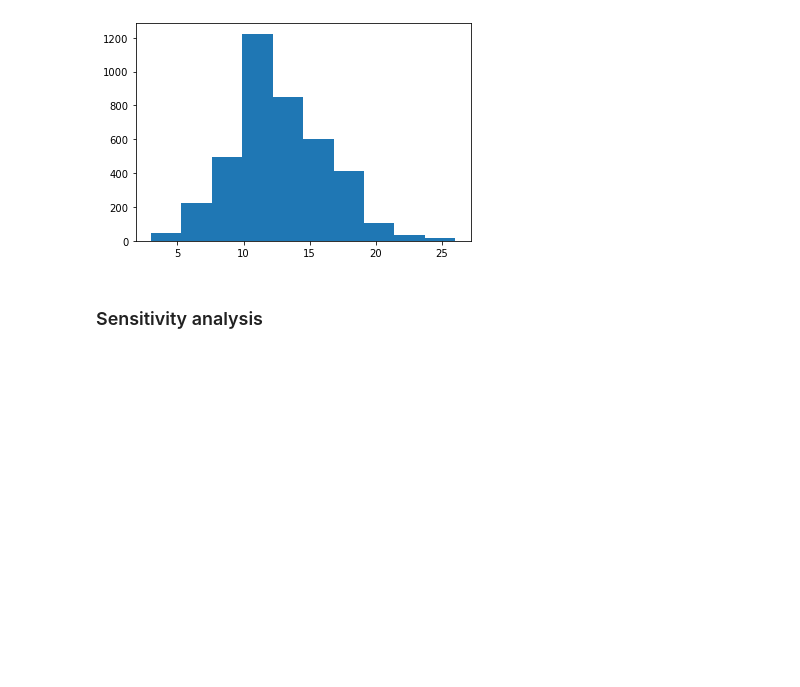
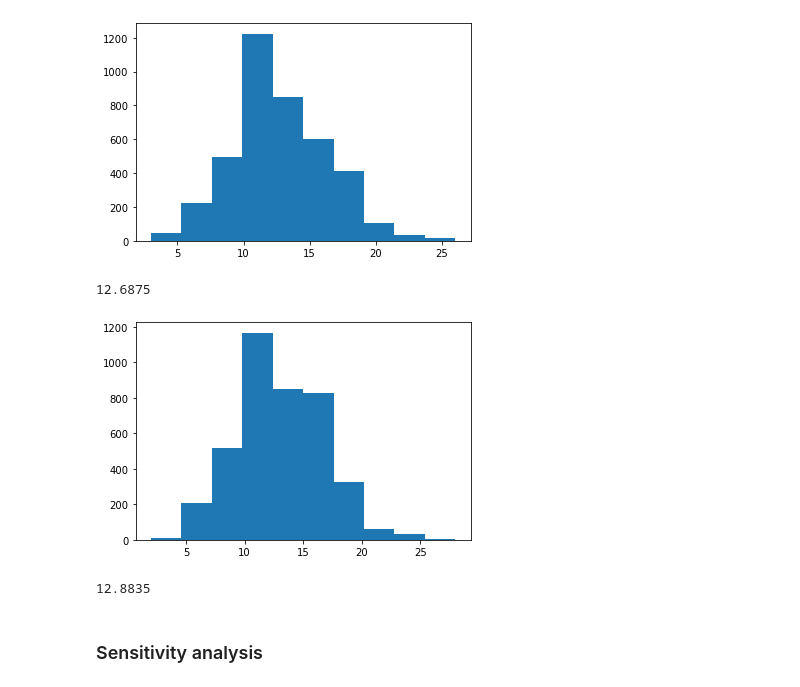
Before and after one commit to shiftleino/bayesian-premier, a Jupyter notebook: analysis.ipynb, the cells around one changed output. Cells and saved outputs as stored; diff of their text form; code cells hidden in the pictures; blank space fills up the shorter version.

```diff
--- a/analysis.ipynb
+++ b/analysis.ipynb
@@ -224,7 +246,7 @@ Then the model with informative prior:
 # %%
 # STAN MODEL
 nest_asyncio.apply()
-inputs = {'N': data_manu.shape[0]*data_manu.shape[1], 'y': data_manu.flatten(), 'alpha': 0.001, 'beta': 0.001}
+inputs = {'N': data_manu.shape[0]*data_manu.shape[1], 'y': data_manu.flatten(), 'alpha': 13, 'beta': 0.4}
 model = stan.build(program_code=stan_code, data=inputs);
-weakly_pooled_fit = model.sample();
-weakly_pooled_df = weakly_pooled_fit.to_frame()
+informative_pooled_fit = model.sample();
+informative_pooled_df = informative_pooled_fit.to_frame()
@@ -238,6 +279,18 @@ only report digits for which the Monte Carlo Standard Error is 0.
 plt.hist(weakly_pooled_fit["pred"][0]);
 # %% [output]
 [figure]
+# %%
+weakly_pooled_fit["pred"][0].mean()
+# %% [output]
+12.6875
+# %%
+plt.hist(informative_pooled_fit["pred"][0]);
+# %% [output]
+[figure, added]
+# %%
+informative_pooled_fit["pred"][0].mean()
+# %% [output]
+12.8835
 # %% [markdown]
 ### Sensitivity analysis
 # %% [markdown]
```
Also changed, not shown: parts of 11 cells of this notebook.
